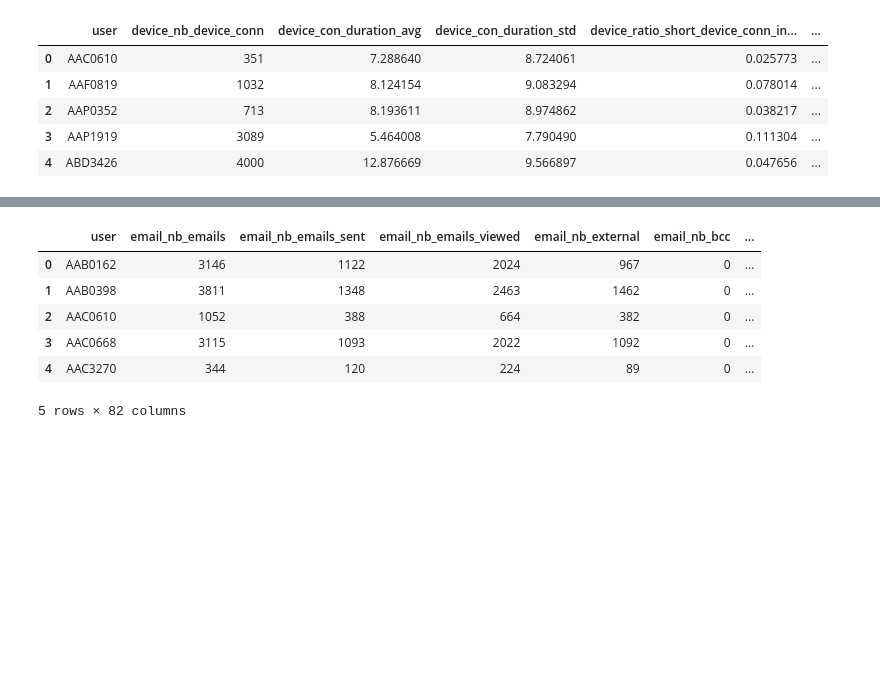
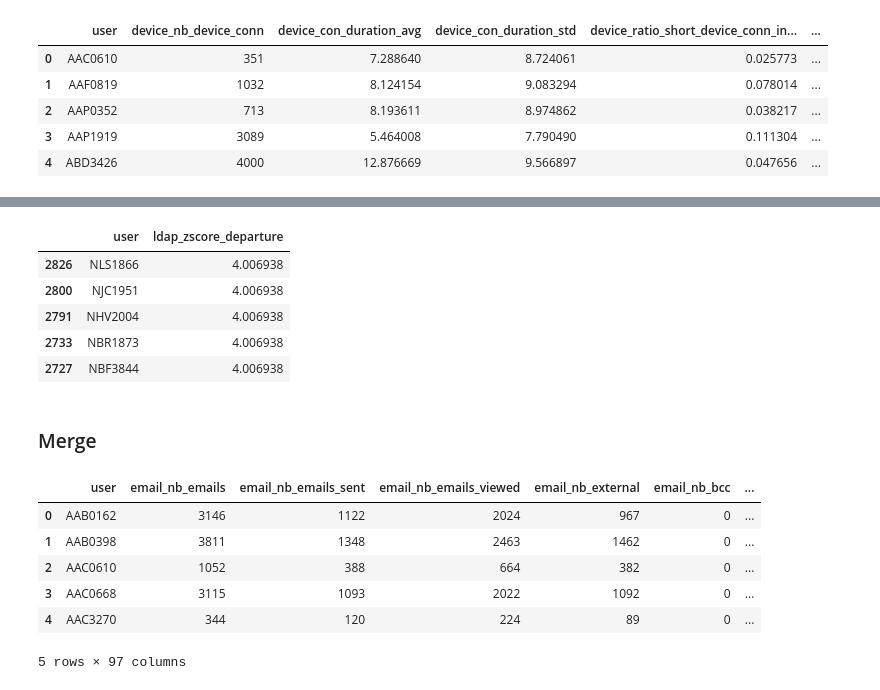
Before and after one commit to SamiKarboubi/CERT-Insider-Threat-Detection, a Jupyter notebook: features_extraction.ipynb, the cells around one changed output, grey strips where cells are left out. Drawn from its saved outputs; the diff is of its cells as text; code cells hidden in the pictures; blank space fills up the shorter version.

```diff
--- a/features_extraction.ipynb
+++ b/features_extraction.ipynb
@@ -1334 +1482,30 @@ features_device.head()
+# %%
+all_data = user_stats.merge(monthly_dep, on='team', how='left')
+
+all_data['departure_month'] = all_data['end_date'] + pd.DateOffset(months=1)
+
+mask_hors_presence = (
+    (all_data['has_left'] == True) & (
+        (all_data['month'] < all_data['start_date']) |
+        (all_data['month'] > all_data['departure_month'])
+    )
+)
+
+all_data['zscore_filtered'] = all_data['zscore']
+all_data.loc[mask_hors_presence, 'zscore_filtered'] = np.nan
+
+features_ldap = all_data.groupby('user_id')['zscore_filtered'].max().fillna(0) .reset_index()
+features_ldap.rename(columns={'user_id': 'user', 'zscore_filtered': 'ldap_zscore_departure'},inplace=True)
+features_ldap = features_ldap.sort_values(by='ldap_zscore_departure',ascending=False)
+
+features_ldap.head()
+# %% [output]
+|  | user | ldap_zscore_departure |
+| 2826 | NLS1866 | 4.006938 |
+| 2800 | NJC1951 | 4.006938 |
+| 2791 | NHV2004 | 4.006938 |
+| 2733 | NBR1873 | 4.006938 |
+| 2727 | NBF3844 | 4.006938 |
+# %% [markdown]
+### Merge
 # %%
@@ -1337,7 +1514,7 @@ dfs = [features_email,features_file,features_sessions,logon_features,file_decoy_
 df_final = reduce(lambda left, right: pd.merge(left, right, on='user',how='outer'), dfs)
 df_final = df_final.fillna(0)
 # %%
-features_v2 = df_final
+features_v2 = pd.read_csv('features_v2.csv')
 features_v2.head()
 # %% [output]
 |  | user | email_nb_emails | email_nb_emails_sent | email_nb_emails_viewed | email_nb_external | email_nb_bcc | ... |
@@ -1346,7 +1523,7 @@ features_v2.head()
 | 2 | AAC0610 | 1052 | 388 | 664 | 382 | 0 | ... |
 | 3 | AAC0668 | 3115 | 1093 | 2022 | 1092 | 0 | ... |
 | 4 | AAC3270 | 344 | 120 | 224 | 89 | 0 | ... |
-5 rows × 82 columns
+5 rows × 97 columns
 # %%
 features_v2['users_pre_departure_activity_last_month'] = features_v2['email_nb_emails_last_month'] + features_v2['file_nb_file_last_month'] + features_v2['logon_nb_logon_last_month'] + features_v2['device_nb_device_conn_last_month'] + features_v2['http_last_month_activity']
 features_v2['users_post_departure_activity'] = features_v2['email_nb_activity_email_after_leaving'] + features_v2['file_nb_file_after_leaving'] + features_v2['logon_nb_logon_after_leaving'] + features_v2['device_nb_device_activity_after_leaving'] + features_v2['http_post_departure_activity']
```
Also changed, not shown: parts of 34 cells of this notebook, 1 other file.
